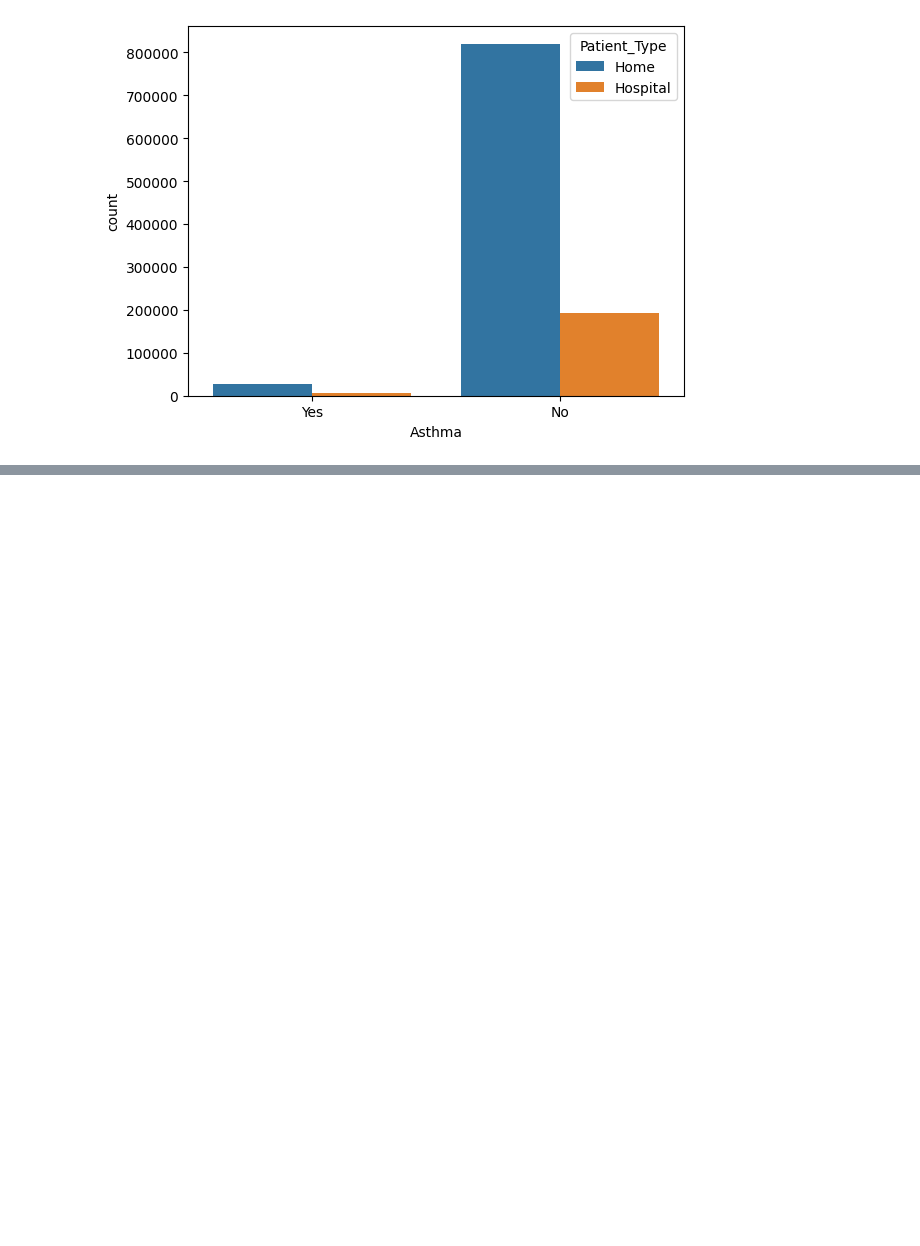
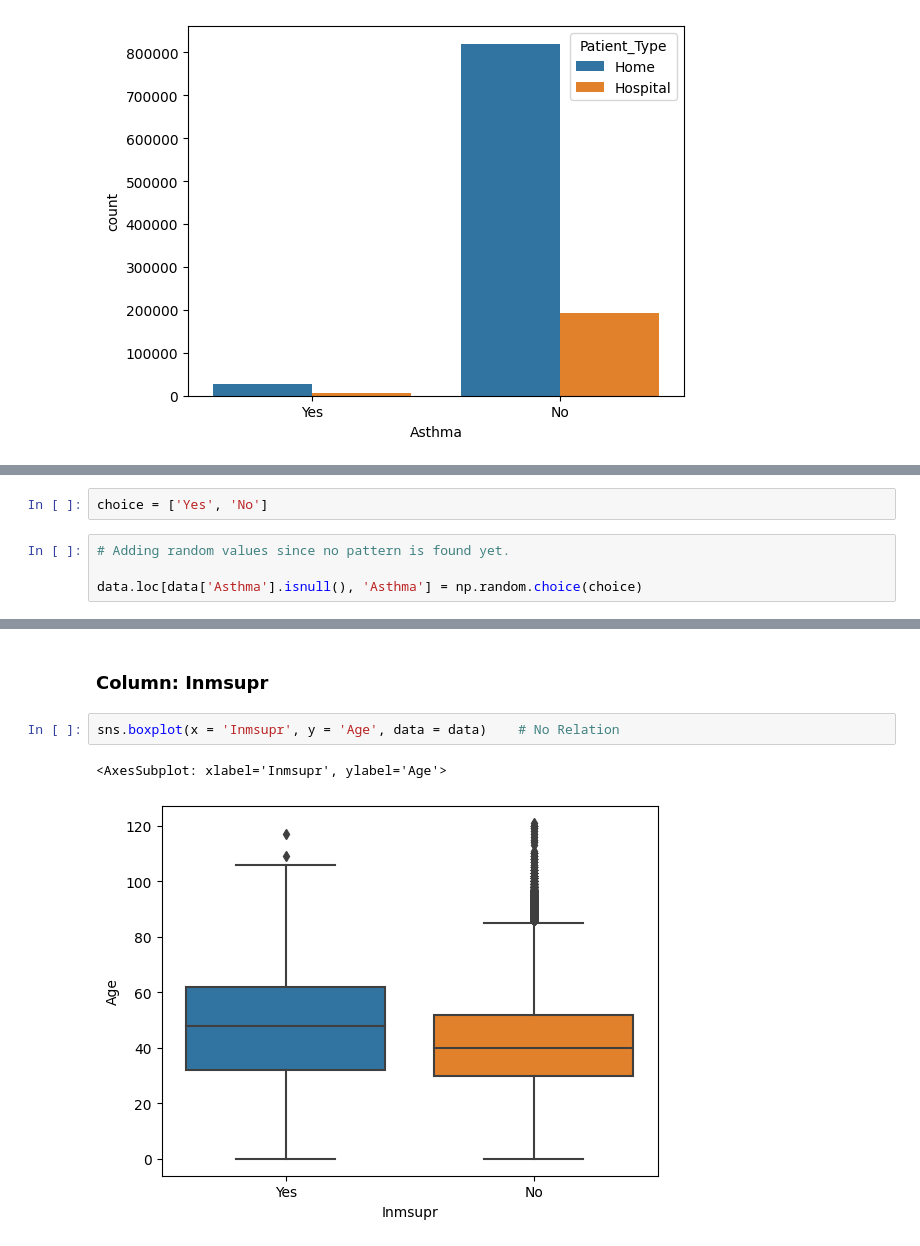
Before and after one commit to Dhruv-Chandra/Covid-19, a Jupyter notebook: Covid.ipynb, the cells around one changed output, grey strips where cells are left out. Drawn from its saved outputs; the diff is of its cells as text; blank space fills up the shorter version.

```diff
--- a/Covid.ipynb
+++ b/Covid.ipynb
@@ -485,0 +471,6 @@ sns.countplot(x = 'Asthma', hue = 'Patient_Type', data = data)  # No Relation
+# %%
+choice = ['Yes', 'No']
+# %%
+# Adding random values since no pattern is found yet.
+
+data.loc[data['Asthma'].isnull(), 'Asthma'] = np.random.choice(choice)
@@ -485,0 +491,7 @@ sns.countplot(x = 'Asthma', hue = 'Patient_Type', data = data)  # No Relation
+# %% [markdown]
+### Column: Inmsupr
+# %%
+sns.boxplot(x = 'Inmsupr', y = 'Age', data = data)    # No Relation
+# %% [output]
+<AxesSubplot: xlabel='Inmsupr', ylabel='Age'>
+[figure, added]
```
Also changed, not shown: parts of 10 cells of this notebook.
